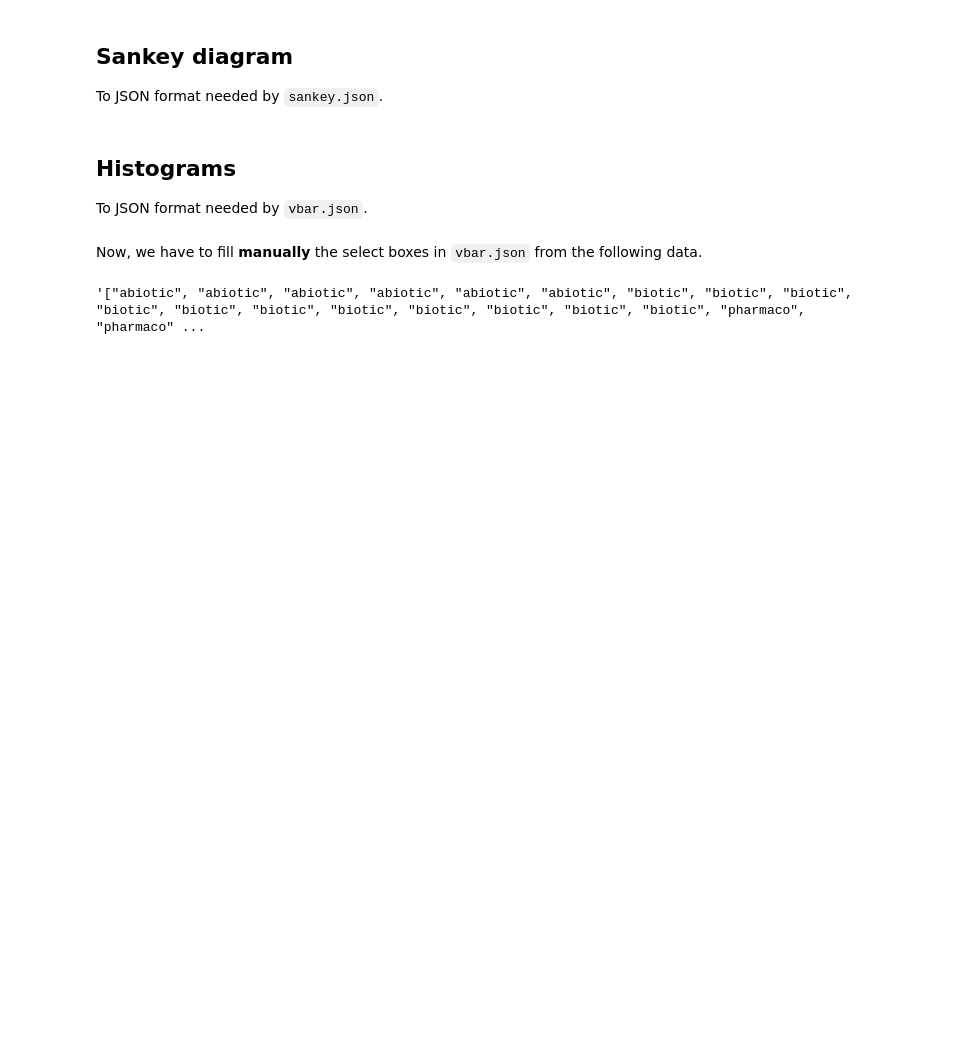
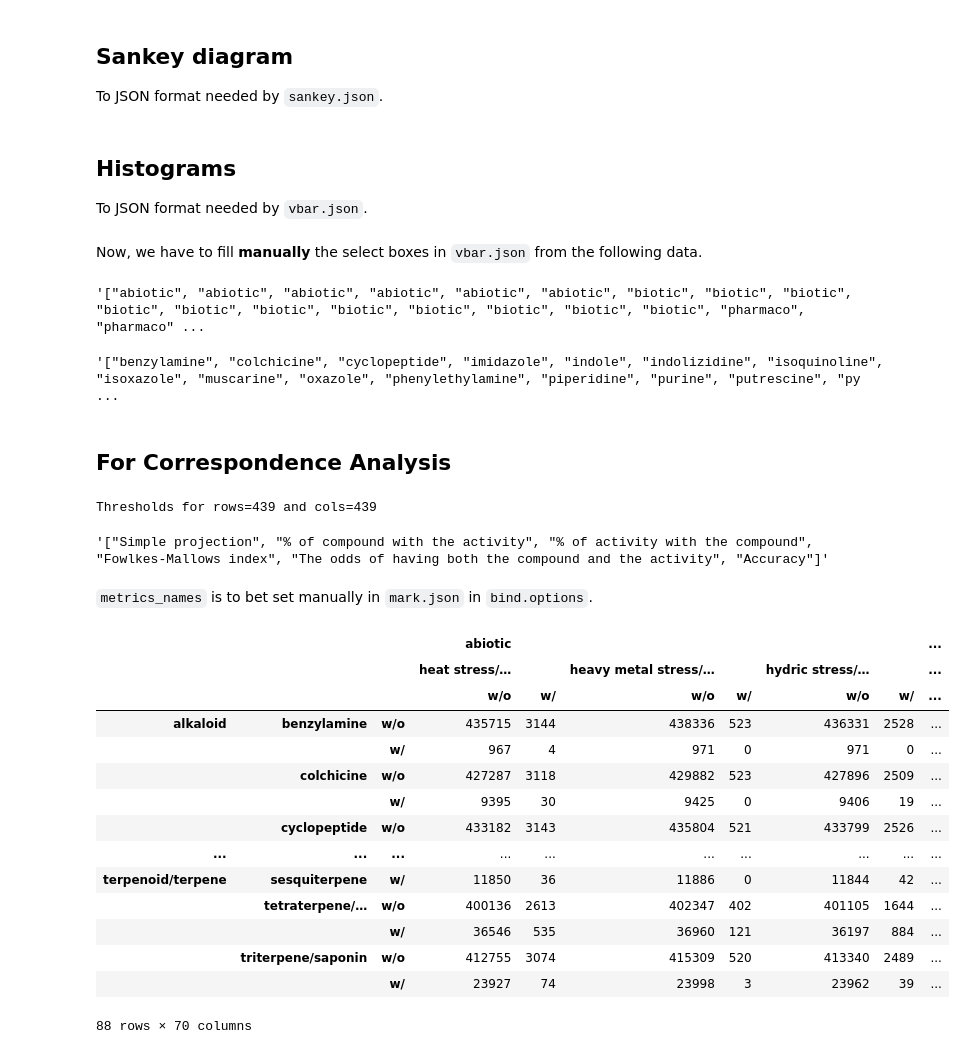
Before and after one commit to unc-informatique/pharmaco-chemistry-biblio, a Jupyter notebook: df_to_vega.ipynb, the cells around one changed output. Cells and saved outputs as stored; diff of their text form; code cells hidden in the pictures; blank space fills up the shorter version.

```diff
--- a/df_to_vega.ipynb
+++ b/df_to_vega.ipynb
@@ -115,7 +137,13 @@ with open("vizu/data/vbar_data.json", "w") as json_output:
 Now, we have to fill **manually** the select boxes in `vbar.json` from the following data.
 # %%
 # for activities classes
-domain = json.dumps(list(dataset.columns.get_level_values(0)))
-domain
+domain = json.dumps(list(dataset_ww.columns.get_level_values(0)), ensure_ascii=False)
+display(domain)
+
+# for compounds
+options = json.dumps(list(dataset_ww.index.get_level_values(1)), ensure_ascii=False)
+# note :: manulally remove extra \ in \u2026 if ascii is forced
+display(options)
 # %% [output]
 '["abiotic", "abiotic", "abiotic", "abiotic", "abiotic", "abiotic", "biotic", "biotic", "biotic", "biotic", "biotic", "biotic", "biotic", "biotic", "biotic", "biotic", "biotic", "pharmaco", "pharmaco" ...
+'["benzylamine", "colchicine", "cyclopeptide", "imidazole", "indole", "indolizidine", "isoquinoline", "isoxazole", "muscarine", "oxazole", "phenylethylamine", "piperidine", "purine", "putrescine", "py ...
@@ -125,0 +150,57 @@ options = json.dumps(list(dataset.index.get_level_values(1)))
+# %% [markdown]
+## For Correspondence Analysis
+# %%
+import metrics as m
+SEED = 42
+ca = catk.ca.CA(SEED)
+
+
+source = {
+    "x": [],
+    "y": [],
+    "size": [],
+    "color": [],
+    "name": [],
+    "type": [],
+    "shape": [],
+    "croix": [],
+}
+
+THRESHOLD = 1000
+ROW_THRESHOLD = number_of_papers // THRESHOLD
+COL_THRESHOLD = number_of_papers // THRESHOLD
+print(f"Thresholds for rows={ROW_THRESHOLD} and cols={COL_THRESHOLD}")
+
+# for func in m.metrics:
+    # print(func.label if func.label else func.__name__)
+
+metrics_names = [metric.label if metric.label else metric.__name__ for metric in m.metrics]
+json.dumps(metrics_names, ensure_ascii=False)
+# %% [output]
+Thresholds for rows=439 and cols=439
+'["Simple projection", "% of compound with the activity", "% of activity with the compound", "Fowlkes-Mallows index", "The odds of having both the compound and the activity", "Accuracy"]'
+# %% [markdown]
+`metrics_names` is to bet set manually in `mark.json` in `bind.options`.
+# %%
+rows_filter = margin_rows.xs(bex.SELECTORS[1], level=2) >= ROW_THRESHOLD
+cols_filter = margin_cols.xs(bex.SELECTORS[1], level=2) >= COL_THRESHOLD
+filtered = dataset_full.loc[rows_filter, cols_filter]
+filtered.index.name = "Compounds"
+filtered.columns.name = "Activities"
+display(filtered)
+# %% [output]
+|  |  |  | abiotic |  |  |  |  |  | ... |
+|  |  |  | heat stress/… |  | heavy metal stress/… |  | hydric stress/… |  | ... |
+|  |  |  | w/o | w/ | w/o | w/ | w/o | w/ | ... |
+| alkaloid | benzylamine | w/o | 435715 | 3144 | 438336 | 523 | 436331 | 2528 | ... |
+|  |  | w/ | 967 | 4 | 971 | 0 | 971 | 0 | ... |
+|  | colchicine | w/o | 427287 | 3118 | 429882 | 523 | 427896 | 2509 | ... |
+|  |  | w/ | 9395 | 30 | 9425 | 0 | 9406 | 19 | ... |
+|  | cyclopeptide | w/o | 433182 | 3143 | 435804 | 521 | 433799 | 2526 | ... |
+| ... | ... | ... | ... | ... | ... | ... | ... | ... | ... |
+| terpenoid/terpene | sesquiterpene | w/ | 11850 | 36 | 11886 | 0 | 11844 | 42 | ... |
+|  | tetraterpene/… | w/o | 400136 | 2613 | 402347 | 402 | 401105 | 1644 | ... |
+|  |  | w/ | 36546 | 535 | 36960 | 121 | 36197 | 884 | ... |
+|  | triterpene/saponin | w/o | 412755 | 3074 | 415309 | 520 | 413340 | 2489 | ... |
+|  |  | w/ | 23927 | 74 | 23998 | 3 | 23962 | 39 | ... |
+88 rows × 70 columns
```
Also changed, not shown: parts of 10 cells of this notebook, 23 other files.
